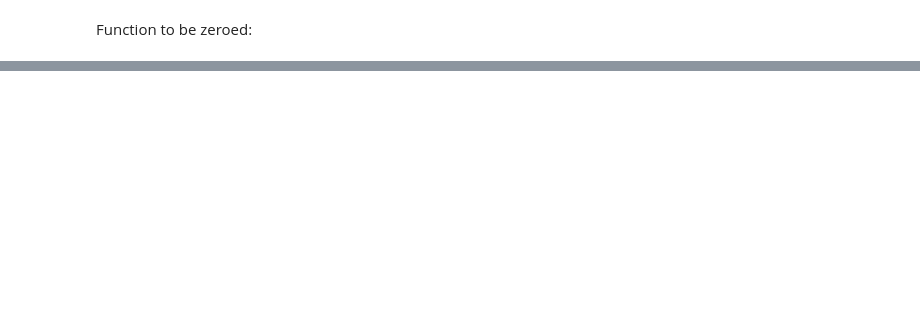
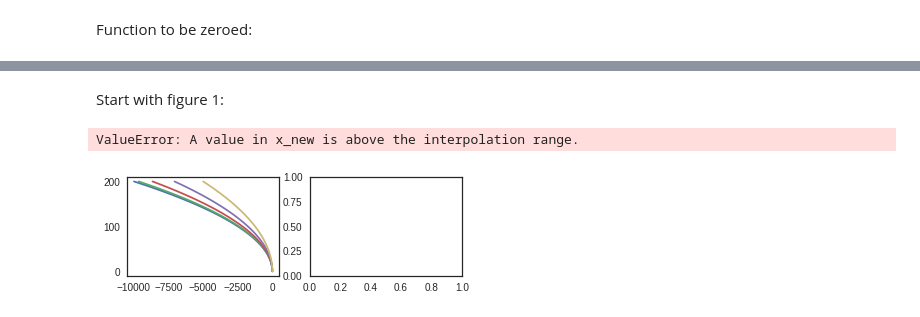
Before and after one commit to Lxndrs/Thesis, a Jupyter notebook: Picture Maker II.ipynb, the cells around one changed output, grey strips where cells are left out. Drawn from its saved outputs; the diff is of its cells as text; code cells hidden in the pictures; blank space fills up the shorter version.

```diff
--- a/Picture Maker II.ipynb
+++ b/Picture Maker II.ipynb
@@ -506,0 +647,52 @@ def f_proj_t90(t, w, i):
+# %% [markdown]
+Start with figure 1:
+# %%
+def par_proj_shape(t, i, Pi=2.0):
+    """
+    Projected shape of parabolic like bowshock
+    arguments:
+    t: adimensional parameter (array must start with t0=tan(i))
+    Pi: Intrinsec planitude
+    i: inclination rspect the plane of sky
+    """
+    xt = np.cos(i)*(1 + 0.5*Pi*np.tan(i)**2-0.5*Pi*(t**2-np.tan(i)**2))
+    yt = Pi*np.sqrt(t**2-np.tan(i)**2)
+    return(xt, yt)
+# %%
+b_proj = ["paraboloid", "wilkinoid", 1e-3, 1e-2]
+inclination = np.array([0, 15, 30, 45, 60, 75])
+f= plt.figure()
+for n, b in enumerate(b_proj):
+    ax = f.add_subplot(2, 2, n+1)
+    imax  = np.radians(75.0)
+    if b is not "paraboloid": # R(theta) for non paraboloid bow shocks normalized with R0
+        if b=="wilkinoid":
+            R = wilkinoid(theta)
+            thinf=np.pi
+        else:
+            cantoid = Shell(beta=b, innertype="isotropic")
+            R = cantoid.radius(theta)
+            thinf = fsolve(_finfCRW, np.radians(91.0), args=(b))
+            R0 = R[0]
+            R = R/R0
+        w = np.gradient(np.log(R))/np.gradient(theta)
+        R_int = interp1d(theta, R)
+        imax = thinf - 0.5*np.pi
+        step = np.radians(1.0) # 1 degree is good to make the brentq method work for all beta values
+    for i in inclination[inclination < np.degrees(imax)]:
+        f_int_t0 = interp1d(theta, f_proj_t0(theta, w, i))
+        if i == 0.0:
+            t0 = 0.0
+        else:
+            t0 = brentq(f_int_t0, step, thinf-step)
+        theta_proj = np.linspace(t0, thinf, 500) # make a new array for theta where tthe tangent line exists
+        if b =="paraboloid":
+            xt, yt = par_proj_shape(np.linspace(np.tan(np.radians(i)), 100), np.radians(i))
+        else:
+            tp, rp = proj_shape(R_int(theta_proj), theta_proj, np.radians(i), cartesian=False)
+            Tp, Rp = complete_shape(rp, tp) #First compute projected shape, then draw complete shape
+            xt, yt = Rp*np.cos(Tp), Rp*np.sin(Tp)
+        ax.plot(xt, yt)
+# %% [output]
+ValueError: A value in x_new is above the interpolation range.
+[figure, added]
```
Also changed, not shown: parts of 17 cells of this notebook, 8 other files.
